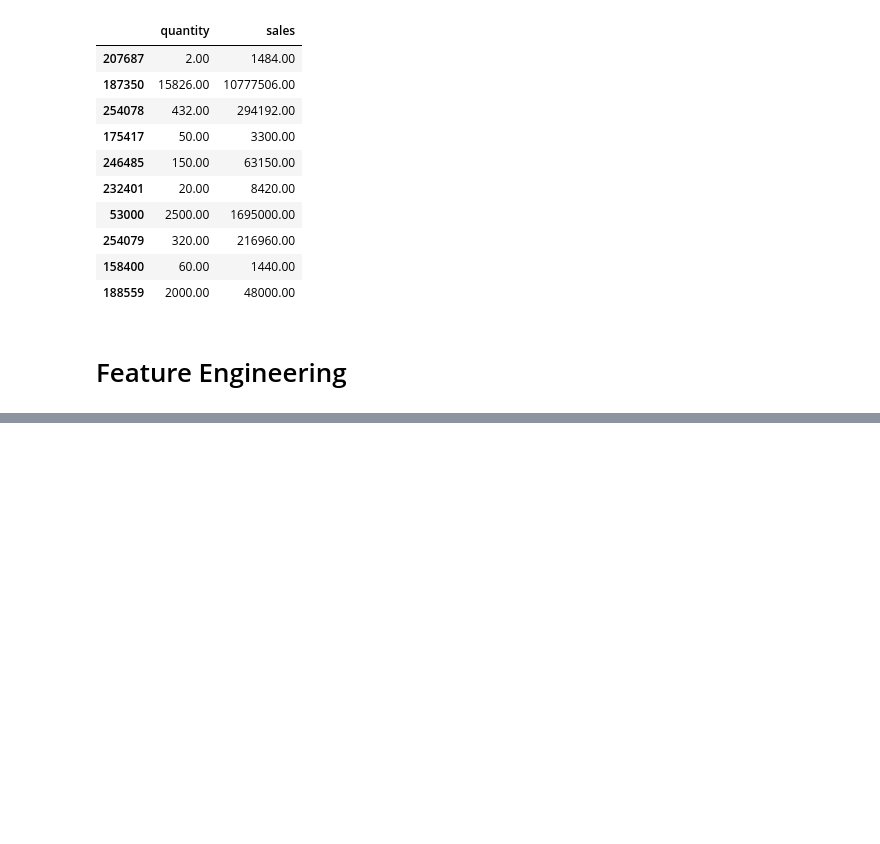
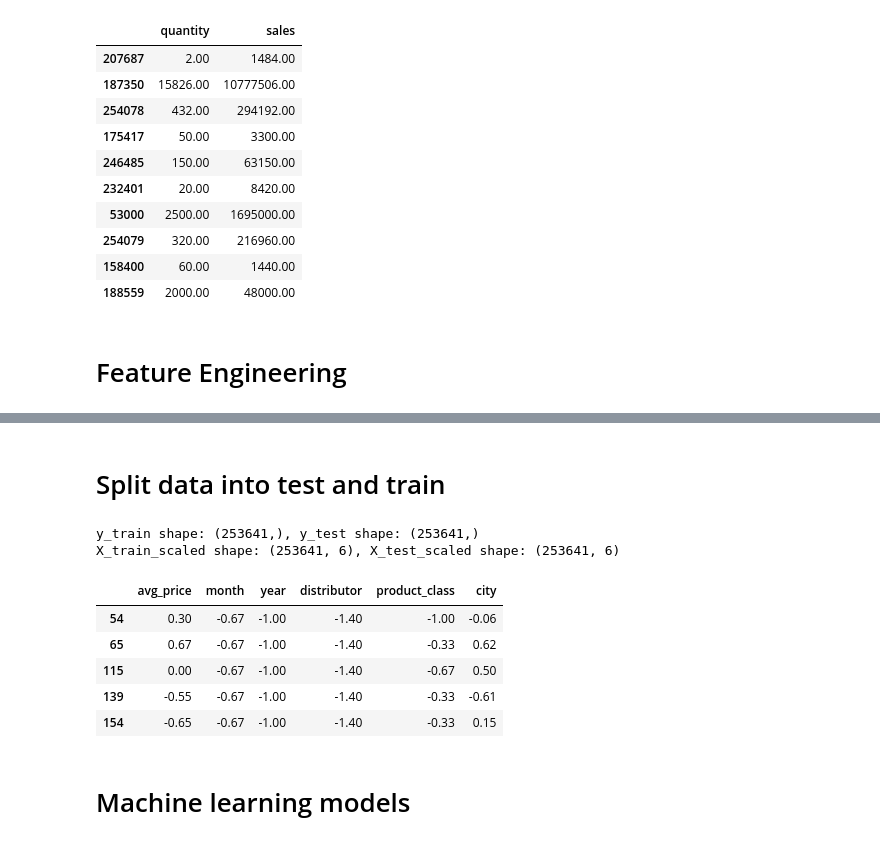
Before and after one commit to Mipjeiger/mini-project-pharmacy-business-engineering-end-to-end, a Jupyter notebook: notebooks/sales.ipynb, the cells around one changed output, grey strips where cells are left out. Saved outputs shown, nothing was run; the diff lists cells and outputs as text; code cells hidden in the pictures; blank space fills up the shorter version.

Commit message:
update machine learning

```diff
--- a/notebooks/sales.ipynb
+++ b/notebooks/sales.ipynb
@@ -138,5 +232,13 @@ features[['total_sales_clean', 'rolling_avg_sales_3m', 'avg_price', 'sales_growt
 # %%
-from sklearn.preprocessing import RobustScaler
+# Split data into X and y
+final_features = ["avg_price",
+                    "month",
+                    "year",
+                    "distributor",
+                    "product_class",
+                    "city"
+                   # Optional to include time features (Can remove it if not make data advantages)
+                  ]
 
-scaler = RobustScaler()
-features_scaled = scaler.fit_transform(features[["total_sales_clean", "rolling_avg_sales_3m", "sales_growth_pct_clipped"]])
+X = features[final_features] # Removing feature non concerned in engineering features
+y = features["total_sales_clean"]
@@ -183,0 +245,36 @@ features
+# %% [markdown]
+# Split data into test and train
+# %%
+from sklearn.preprocessing import RobustScaler
+
+# Scale data
+scaler = RobustScaler()
+
+X_train = train_fe[final_features]
+X_test = test_fe[final_features]
+
+X_train_scaled = scaler.fit_transform(X_train)
+X_test_scaled = scaler.transform(X_test)
+
+y_train = train_fe["total_sales_clean"]
+y_test = test_fe["total_sales_clean"]
+
+print(f"y_train shape: {y_train.shape}, y_test shape: {y_test.shape}")
+print(f"X_train_scaled shape: {X_train_scaled.shape}, X_test_scaled shape: {X_test_scaled.shape}")
+# %% [output]
+y_train shape: (253641,), y_test shape: (253641,)
+X_train_scaled shape: (253641, 6), X_test_scaled shape: (253641, 6)
+# %%
+# Convert scaled arrays back to DataFrames
+X_train_df = pd.DataFrame(X_train_scaled, columns=X_train.columns, index=X_train.index)
+X_test_df = pd.DataFrame(X_test_scaled, columns=X_test.columns, index=X_test.index)
+X_train_df.head()
+# %% [output]
+|  | avg_price | month | year | distributor | product_class | city |
+| 54 | 0.30 | -0.67 | -1.00 | -1.40 | -1.00 | -0.06 |
+| 65 | 0.67 | -0.67 | -1.00 | -1.40 | -0.33 | 0.62 |
+| 115 | 0.00 | -0.67 | -1.00 | -1.40 | -0.67 | 0.50 |
+| 139 | -0.55 | -0.67 | -1.00 | -1.40 | -0.33 | -0.61 |
+| 154 | -0.65 | -0.67 | -1.00 | -1.40 | -0.33 | 0.15 |
+# %% [markdown]
+# Machine learning models
```
Also changed, not shown: parts of 16 cells of this notebook, 2 other files.
